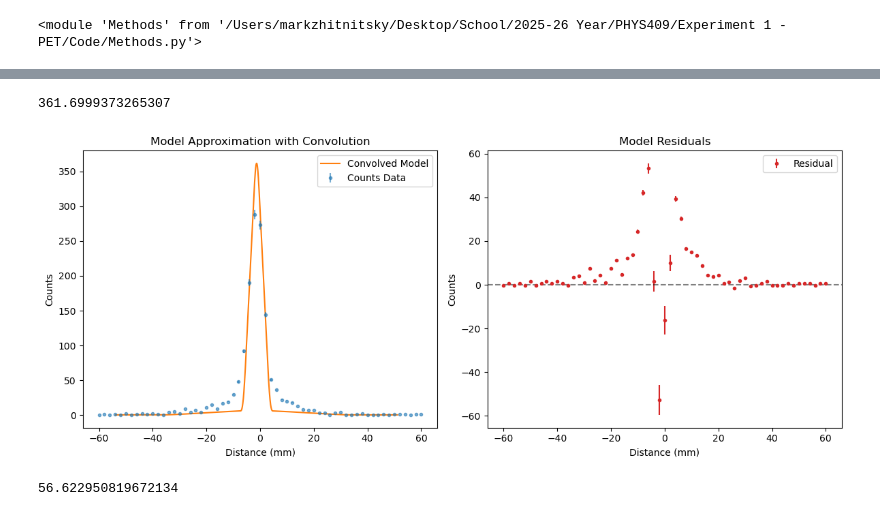
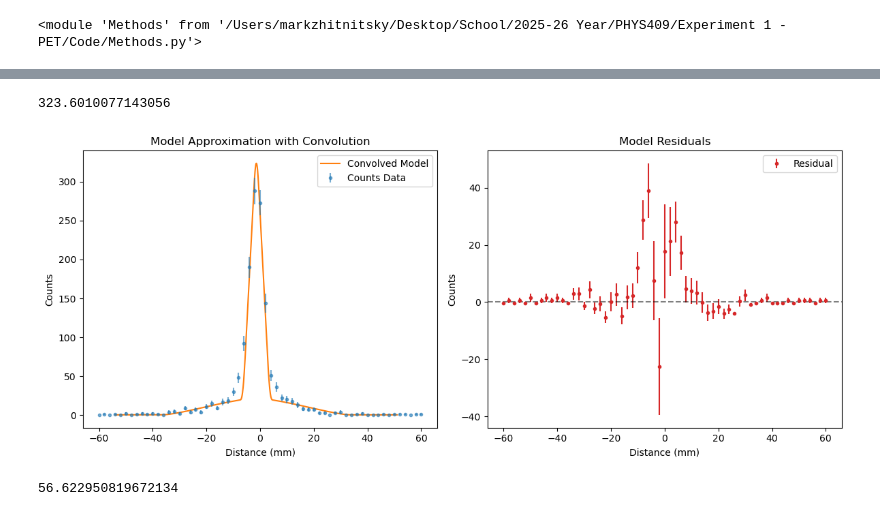
Before and after one commit to MarkZhit/PHYS409-PET, a Jupyter notebook: ParameterCalculation.ipynb, the cells around one changed output, grey strips where cells are left out. Cells and saved outputs as stored; diff of their text form; code cells hidden in the pictures.

```diff
--- a/ParameterCalculation.ipynb
+++ b/ParameterCalculation.ipynb
@@ -33,24 +33,24 @@ m.displayModelDataLinescan(Xarr, convolvedSignal, dist_array, counts_array, ucou
 # %%
-x0 = -1.3 # mm
+x0 = -1.4 # mm
 Rscint = 35 # mm
 Rsource = 1.1 # mm
-alpha = 0.003
-amplitude = 0.024
-L = 36 # mm
+alpha = 0.012
+amplitude = 0.02
+L = 35 # mm
 collection_time = 15 # s
 Wslit = 10# mm
 
 
 Xarr = np.arange(start=-Rscint * 1.5 + x0,stop=Rscint * 1.5 + x0,step=0.05)
 convolvedSignal = m.doubleSlitModelConvoluted(Xarr,Wslit,Rscint,Rsource,alpha,amplitude,x0, L,collection_time)
 dist_array, counts_array, ucounts_array = m.readLineScan("./data/2026-01-28 broad measurements/Jan 28, 2026, 4_38 PM, Scan1, 0_0 Deg, nothing.dat")
 
 print(max(convolvedSignal))
 
 m.displayModelDataLinescan(Xarr, convolvedSignal, dist_array, counts_array, ucounts_array, "Combined Convoluted Model+Residual - open slit.png")
 # %% [output]
-361.6999373265307
+323.6010077143056
-[figure, old version]
+[figure, new version]
 # %%
 x0 = -1.3 # mm
 Rscint = 35 # mm
```
Also changed, not shown: parts of 2 cells of this notebook, 23 other files.
